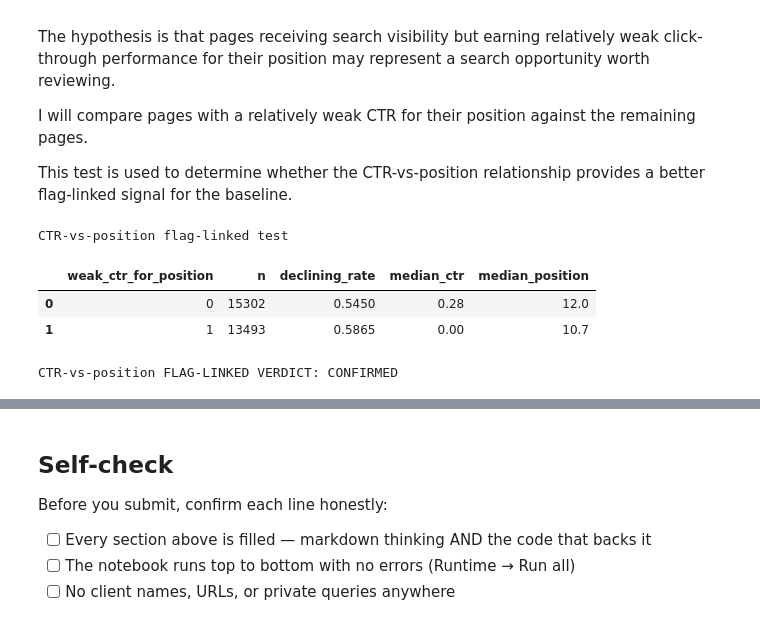
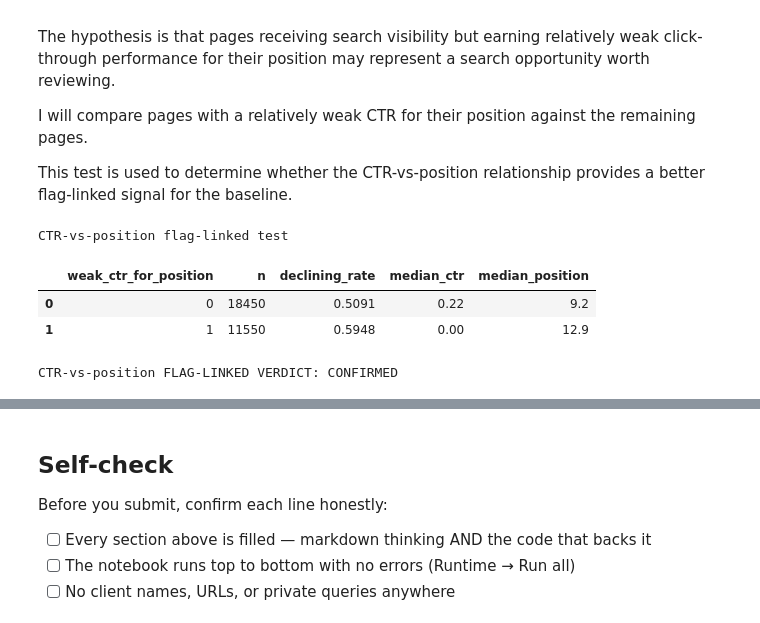
Before and after one commit to 13aakash/flyrank-ml-internship, a Jupyter notebook: work/notebooks/w04_signal_audit.ipynb, the cells around one changed output, grey strips where cells are left out. Drawn from its saved outputs; the diff is of its cells as text; code cells hidden in the pictures.

```diff
--- a/work/notebooks/w04_signal_audit.ipynb
+++ b/work/notebooks/w04_signal_audit.ipynb
@@ -20,6 +20,7 @@ The three signals I will investigate are:
 I will use the distributions to understand scale, missingness, and useful bucket boundaries before interpreting signal behaviour.
 # %%
 import os
+import sys
 import subprocess
 import pandas as pd
 import numpy as np
@@ -27,36 +28,27 @@ import numpy as np
 REPO_URL = "https://github.com/13aakash/flyrank-ml-internship.git"
 REPO_DIR = "flyrank-ml-internship"
 
+# Clone the repo if it is not already present.
 if not os.path.exists(REPO_DIR):
     subprocess.run(
         ["git", "clone", REPO_URL, REPO_DIR],
         check=True
     )
 
+# Move into the repository.
 os.chdir(REPO_DIR)
 
-DATA_PATH = "data/raw/content_refresh_anonymized.csv"
-
-if not os.path.exists(DATA_PATH):
-    raise FileNotFoundError(
-        f"Could not find {DATA_PATH}."
-    )
-
-df = pd.read_csv(DATA_PATH)
+# Load the Week 3 anonymized dataset.
+df = pd.read_csv("data/raw/content_refresh_anonymized.csv")
 
 numeric_cols = [
     "days_since_last_update",
     "impressions_90d",
     "avg_position",
-    "ctr",
 ]
 
 for col in numeric_cols:
     df[col] = pd.to_numeric(df[col], errors="coerce")
-
-# In the FlyRank data, avg_position = 0 means no position data.
-# Treat it as missing for position-based analysis.
-df.loc[df["avg_position"] == 0, "avg_position"] = np.nan
 
 print(f"Rows: {len(df):,}")
 
@@ -471,8 +412,8 @@ This test is used to determine whether the CTR-vs-position relationship provides
 # %%
 # CTR-vs-position audit.
 #
-# avg_position == 0 was converted to NaN in Cell 3 because
-# zero means no position data in this dataset.
+# Create position buckets first, then compare CTR within each position range.
+# This avoids treating raw CTR as independent of ranking position.
 
 ctr_position = df.copy()
 
@@ -496,7 +437,7 @@ ctr_position["ctr_position_median"] = (
 
 ctr_position["weak_ctr_for_position"] = (
     ctr_position["ctr"] < ctr_position["ctr_position_median"]
-).fillna(False).astype(int)
+).astype(int)
 
 ctr_position_test = (
     ctr_position
@@ -521,52 +462,37 @@ ctr_position_test["median_ctr"] = (
 
 ctr_position_test["median_position"] = (
     ctr_position_test["median_position"].round(2)
 )
 
 print("CTR-vs-position flag-linked test")
 display(ctr_position_test)
 
 if len(ctr_position_test) == 2:
     weak_rate = ctr_position_test.loc[
         ctr_position_test["weak_ctr_for_position"] == 1,
         "declining_rate"
     ].iloc[0]
 
     normal_rate = ctr_position_test.loc[
         ctr_position_test["weak_ctr_for_position"] == 0,
         "declining_rate"
     ].iloc[0]
 
-    weak_n = ctr_position_test.loc[
-        ctr_position_test["weak_ctr_for_position"] == 1,
-        "n"
-    ].iloc[0]
-
-    normal_n = ctr_position_test.loc[
-        ctr_position_test["weak_ctr_for_position"] == 0,
-        "n"
-    ].iloc[0]
-
-    if min(weak_n, normal_n) < 50:
-        ctr_position_verdict = "FALSE"
-    elif weak_rate > normal_rate:
+    if weak_rate > normal_rate:
         ctr_position_verdict = "CONFIRMED"
     elif weak_rate < normal_rate:
         ctr_position_verdict = "OPPOSITE"
     else:
         ctr_position_verdict = "MIXED"
 else:
     ctr_position_verdict = "FALSE"
 
-print(
-    "CTR-vs-position FLAG-LINKED VERDICT:",
-    ctr_position_verdict
-)
+print("CTR-vs-position FLAG-LINKED VERDICT:", ctr_position_verdict)
 # %% [output]
 CTR-vs-position flag-linked test
 |  | weak_ctr_for_position | n | declining_rate | median_ctr | median_position |
-| 0 | 0 | 15302 | 0.5450 | 0.28 | 12.0 |
-| 1 | 1 | 13493 | 0.5865 | 0.00 | 10.7 |
+| 0 | 0 | 18450 | 0.5091 | 0.22 | 9.2 |
+| 1 | 1 | 11550 | 0.5948 | 0.00 | 12.9 |
 CTR-vs-position FLAG-LINKED VERDICT: CONFIRMED
 # %% [markdown]
 ## 6. Final audit interpretation
```
Also changed, not shown: parts of 9 cells of this notebook.
